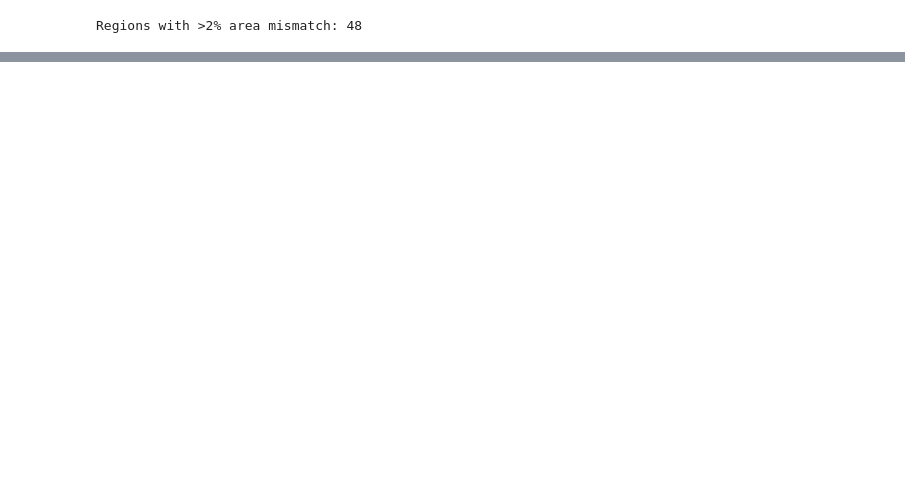
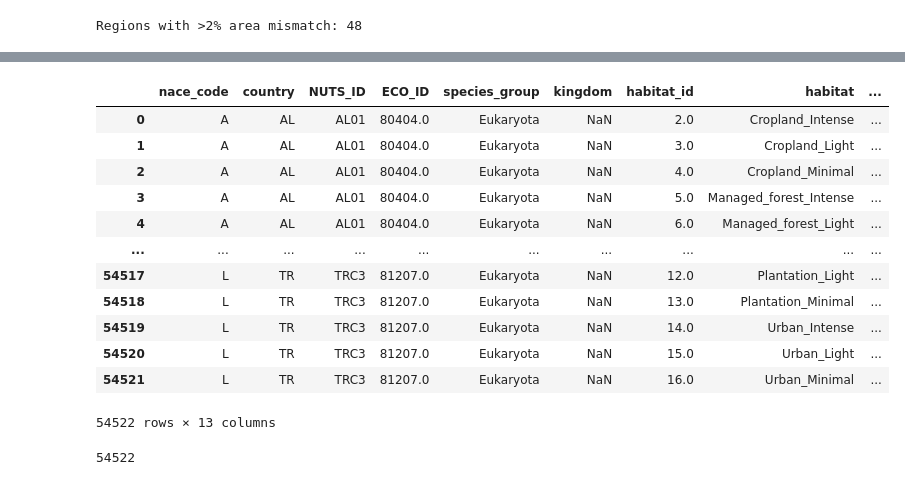
Before and after one commit to Laboratory-for-Energy-Systems-Analysis/edges, a Jupyter notebook: dev/Eurostat/eurostat.ipynb, the cells around one changed output, grey strips where cells are left out. Drawn from its saved outputs; the diff is of its cells as text; code cells hidden in the pictures; blank space fills up the shorter version.

```diff
--- a/dev/Eurostat/eurostat.ipynb
+++ b/dev/Eurostat/eurostat.ipynb
@@ -72,0 +585,20 @@ for nid in sample_ids:
+# %%
+out
+# %% [output]
+|  | nace_code | country | NUTS_ID | ECO_ID | species_group | kingdom | habitat_id | habitat | ... |
+| 0 | A | AL | AL01 | 80404.0 | Eukaryota | NaN | 2.0 | Cropland_Intense | ... |
+| 1 | A | AL | AL01 | 80404.0 | Eukaryota | NaN | 3.0 | Cropland_Light | ... |
+| 2 | A | AL | AL01 | 80404.0 | Eukaryota | NaN | 4.0 | Cropland_Minimal | ... |
+| 3 | A | AL | AL01 | 80404.0 | Eukaryota | NaN | 5.0 | Managed_forest_Intense | ... |
+| 4 | A | AL | AL01 | 80404.0 | Eukaryota | NaN | 6.0 | Managed_forest_Light | ... |
+| ... | ... | ... | ... | ... | ... | ... | ... | ... | ... |
+| 54517 | L | TR | TRC3 | 81207.0 | Eukaryota | NaN | 12.0 | Plantation_Light | ... |
+| 54518 | L | TR | TRC3 | 81207.0 | Eukaryota | NaN | 13.0 | Plantation_Minimal | ... |
+| 54519 | L | TR | TRC3 | 81207.0 | Eukaryota | NaN | 14.0 | Urban_Intense | ... |
+| 54520 | L | TR | TRC3 | 81207.0 | Eukaryota | NaN | 15.0 | Urban_Light | ... |
+| 54521 | L | TR | TRC3 | 81207.0 | Eukaryota | NaN | 16.0 | Urban_Minimal | ... |
+54522 rows × 13 columns
+# %%
+len(out)
+# %% [output]
+54522
```
Also changed, not shown: parts of 34 cells of this notebook, 3 other files.
